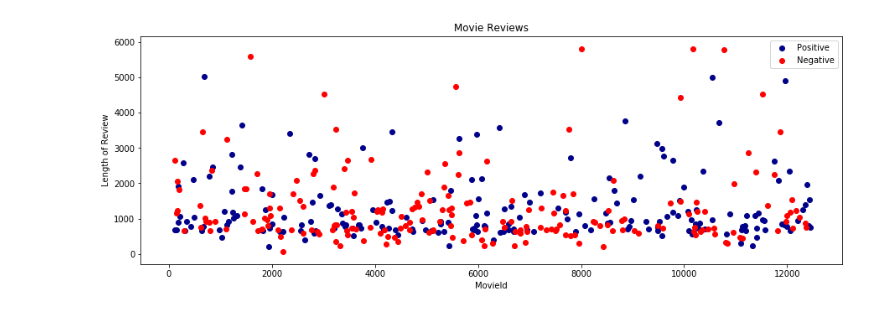
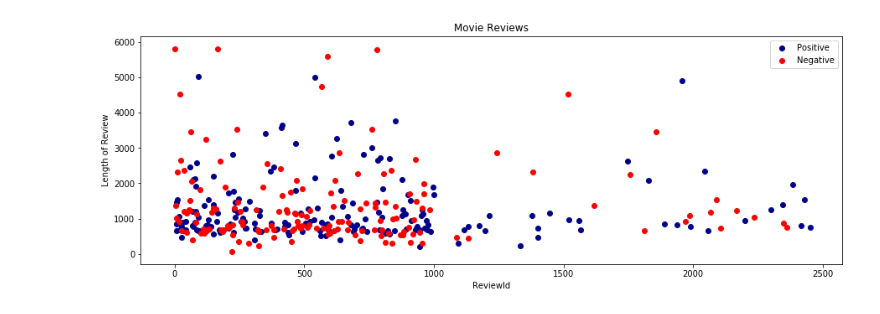
Before and after one commit to bmcclannahan/NLP-Sentiment, a Jupyter notebook: notebooks/visualization_notebooks/raw_data_visualization.ipynb, the cells around one changed output. Drawn from its saved outputs; the diff is of its cells as text; code cells hidden in the pictures.

Commit message:
add raw data visualizations

```diff
--- a/notebooks/visualization_notebooks/raw_data_visualization.ipynb
+++ b/notebooks/visualization_notebooks/raw_data_visualization.ipynb
@@ -6,41 +45,42 @@ import numpy
 # %%
-df = pd.DataFrame(columns=["MovieId", "Rating" , "LReview", "Review"])
-
-positive_files = glob.glob("aclImdb/test/pos/*")
-print(len(positive_files))
-
-negative_files = glob.glob("aclImdb/test/neg/*")
-print(len(negative_files))
-
 positive_files = positive_files[:200]
 negative_files = negative_files[:200]
-
+n=0
 for i in positive_files:
-    part = i[17:]
+    part = i[30:]
     rating = part[part.index('_')+1: part.index('.')]
     df.at[(part[:part.index('_')]), "Rating"] = int(rating)
+    df.at[(part[:part.index('_')]), "MovieID"] = movies_pos[n]
+    df.at[(part[:part.index('_')]), "Name"] = str(Mnames.loc[Mnames['imdbID'] == movies_pos[n]]['Title'])
     with open(i) as f:
         temp = f.read()
         df.at[(part[:part.index('_')]), "Review"] = temp
         df.at[(part[:part.index('_')]), "LReview"] = len(temp)
+    n+=1
 
+n=0
 
 for i in negative_files:
-    part = i[17:]
+    part = i[30:]
     rating = part[part.index('_')+1: part.index('.')]
     df.at[(part[:part.index('_')]), "Rating"] = int(rating)
+    df.at[(part[:part.index('_')]), "MovieID"] = movies_neg[n]
+    df.at[(part[:part.index('_')]), "Name"] = str(Mnames.loc[Mnames['imdbID'] == movies_pos[n]]['Title'])
     with open(i) as f:
         temp = f.read()
         df.at[(part[:part.index('_')]), "Review"] = temp
         df.at[(part[:part.index('_')]), "LReview"] = len(temp)
+    n+=1
 
-df["MovieId"] = df.index.values
+df["ReviewId"] = df.index.values
 
 df.sort_values(by=['Rating'], inplace=True)
 
-df["MovieId"] = pd.to_numeric(df['MovieId'])
+df["ReviewId"] = pd.to_numeric(df['ReviewId'])
 
 df["LReview"] = pd.to_numeric(df['LReview'])
 
+df["Rating"] = pd.to_numeric(df['Rating'])
+
 df.head()
 # %% [output]
@@ -71,14 +111,14 @@ Text(0, 0.5, 'Count')
 # %%
 plt.figure(figsize=(15,5))
 dfp = df[df["Rating"]<5]
 dfn = df[df["Rating"]>5]
 
 plt.title('Movie Reviews')
-plt.xlabel('MovieId')
+plt.xlabel('ReviewId')
 plt.ylabel('Length of Review')
-plt.scatter(x=dfp["MovieId"], y=dfp["LReview"], c='DarkBlue', label='Positive' )
-plt.scatter(x=dfn["MovieId"], y=dfn["LReview"], c='Red', label='Negative' )
+plt.scatter(x=dfp["ReviewId"], y=dfp["LReview"], c='DarkBlue', label='Positive' )
+plt.scatter(x=dfn["ReviewId"], y=dfn["LReview"], c='Red', label='Negative' )
 plt.legend(loc="best")
 plt.show()
 # %% [output]
-[figure, old version]
+[figure, new version]
```
Also changed, not shown: parts of 12 cells of this notebook.
